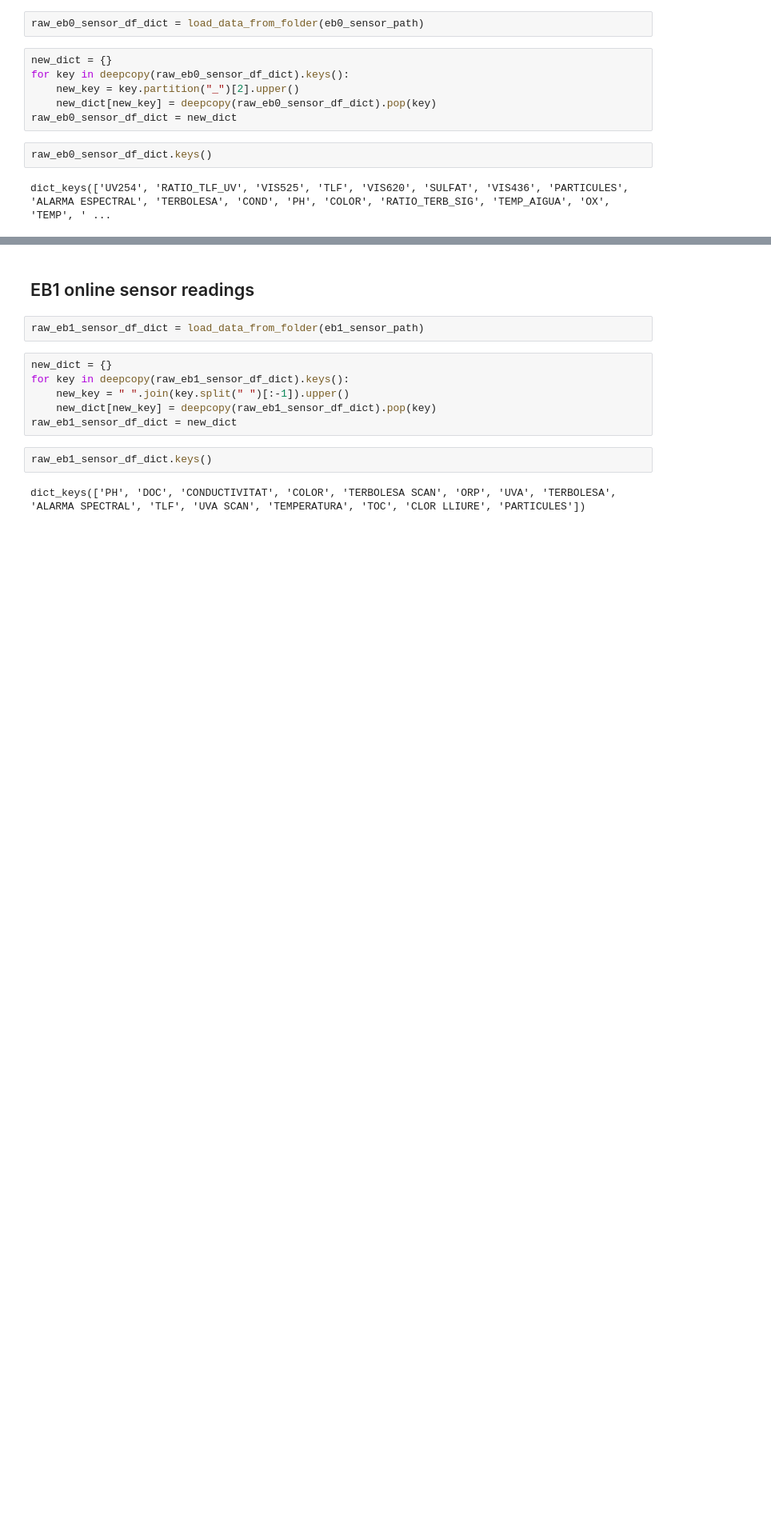
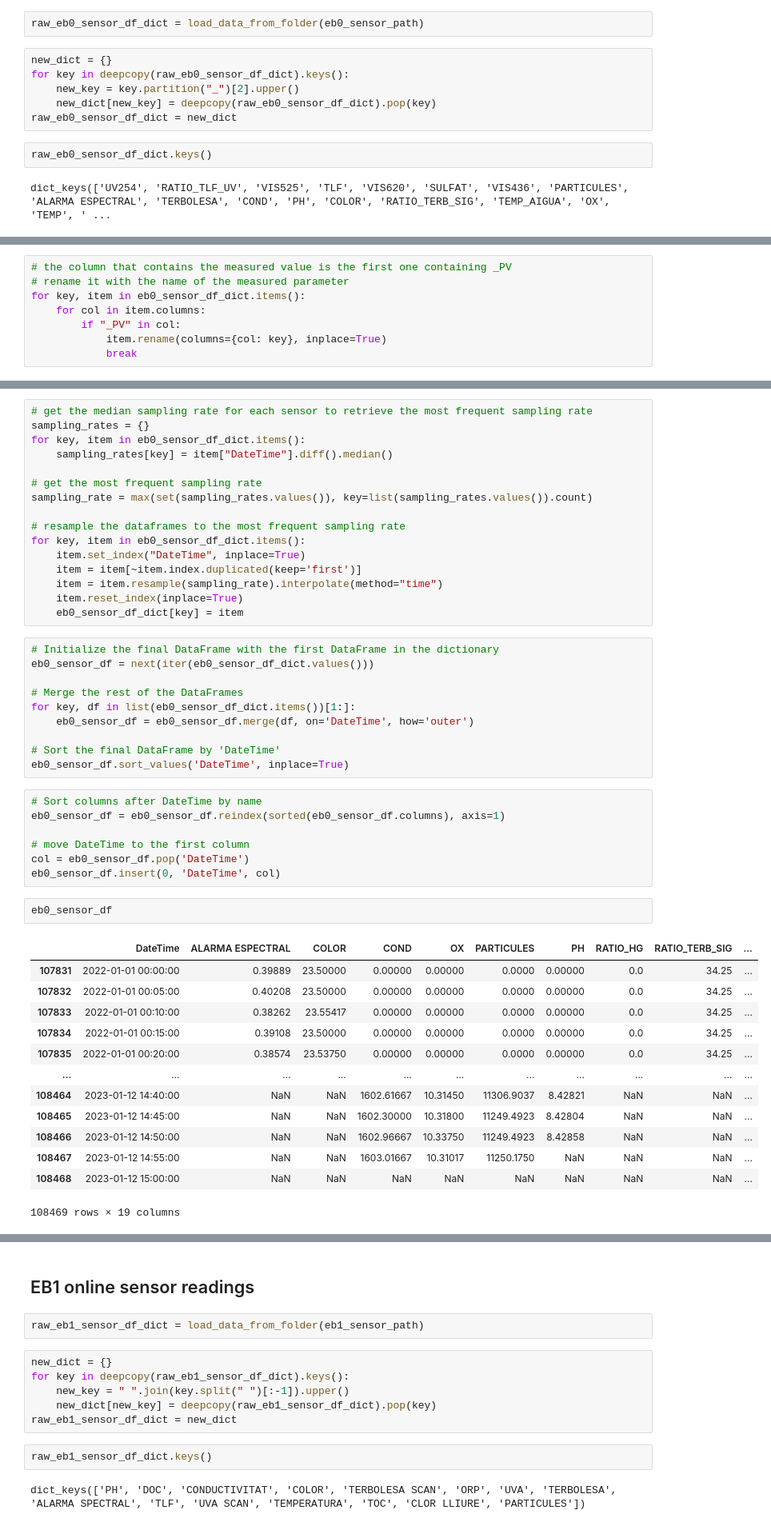
Before and after one commit to MassimilianoArca/SafeCREW, a Jupyter notebook: safecrew/tarragona/data_preprocessing/lab_sensor.ipynb, the cells around one changed output, grey strips where cells are left out. Shown: that part at 80% size. Saved outputs shown, nothing was run; the diff lists cells and outputs as text; blank space fills up the shorter version.

```diff
--- a/safecrew/tarragona/data_preprocessing/lab_sensor.ipynb
+++ b/safecrew/tarragona/data_preprocessing/lab_sensor.ipynb
@@ -532,0 +665,8 @@ for item in eb0_sensor_df_dict.values():
+# %%
+# the column that contains the measured value is the first one containing _PV
+# rename it with the name of the measured parameter
+for key, item in eb0_sensor_df_dict.items():
+    for col in item.columns:
+        if "_PV" in col:
+            item.rename(columns={col: key}, inplace=True)
+            break
@@ -532,0 +689,49 @@ for item in eb0_sensor_df_dict.values():
+# %%
+# get the median sampling rate for each sensor to retrieve the most frequent sampling rate
+sampling_rates = {}
+for key, item in eb0_sensor_df_dict.items():
+    sampling_rates[key] = item["DateTime"].diff().median()
+
+# get the most frequent sampling rate
+sampling_rate = max(set(sampling_rates.values()), key=list(sampling_rates.values()).count)
+
+# resample the dataframes to the most frequent sampling rate
+for key, item in eb0_sensor_df_dict.items():
+    item.set_index("DateTime", inplace=True)
+    item = item[~item.index.duplicated(keep='first')]
+    item = item.resample(sampling_rate).interpolate(method="time")
+    item.reset_index(inplace=True)
+    eb0_sensor_df_dict[key] = item
+# %%
+# Initialize the final DataFrame with the first DataFrame in the dictionary
+eb0_sensor_df = next(iter(eb0_sensor_df_dict.values()))
+
+# Merge the rest of the DataFrames
+for key, df in list(eb0_sensor_df_dict.items())[1:]:
+    eb0_sensor_df = eb0_sensor_df.merge(df, on='DateTime', how='outer')
+
+# Sort the final DataFrame by 'DateTime'
+eb0_sensor_df.sort_values('DateTime', inplace=True)
+# %%
+# Sort columns after DateTime by name
+eb0_sensor_df = eb0_sensor_df.reindex(sorted(eb0_sensor_df.columns), axis=1)
+
+# move DateTime to the first column
+col = eb0_sensor_df.pop('DateTime')
+eb0_sensor_df.insert(0, 'DateTime', col)
+# %%
+eb0_sensor_df
+# %% [output]
+|  | DateTime | ALARMA ESPECTRAL | COLOR | COND | OX | PARTICULES | PH | RATIO_HG | RATIO_TERB_SIG | ... |
+| 107831 | 2022-01-01 00:00:00 | 0.39889 | 23.50000 | 0.00000 | 0.00000 | 0.0000 | 0.00000 | 0.0 | 34.25 | ... |
+| 107832 | 2022-01-01 00:05:00 | 0.40208 | 23.50000 | 0.00000 | 0.00000 | 0.0000 | 0.00000 | 0.0 | 34.25 | ... |
+| 107833 | 2022-01-01 00:10:00 | 0.38262 | 23.55417 | 0.00000 | 0.00000 | 0.0000 | 0.00000 | 0.0 | 34.25 | ... |
+| 107834 | 2022-01-01 00:15:00 | 0.39108 | 23.50000 | 0.00000 | 0.00000 | 0.0000 | 0.00000 | 0.0 | 34.25 | ... |
+| 107835 | 2022-01-01 00:20:00 | 0.38574 | 23.53750 | 0.00000 | 0.00000 | 0.0000 | 0.00000 | 0.0 | 34.25 | ... |
+| ... | ... | ... | ... | ... | ... | ... | ... | ... | ... | ... |
+| 108464 | 2023-01-12 14:40:00 | NaN | NaN | 1602.61667 | 10.31450 | 11306.9037 | 8.42821 | NaN | NaN | ... |
+| 108465 | 2023-01-12 14:45:00 | NaN | NaN | 1602.30000 | 10.31800 | 11249.4923 | 8.42804 | NaN | NaN | ... |
+| 108466 | 2023-01-12 14:50:00 | NaN | NaN | 1602.96667 | 10.33750 | 11249.4923 | 8.42858 | NaN | NaN | ... |
+| 108467 | 2023-01-12 14:55:00 | NaN | NaN | 1603.01667 | 10.31017 | 11250.1750 | NaN | NaN | NaN | ... |
+| 108468 | 2023-01-12 15:00:00 | NaN | NaN | NaN | NaN | NaN | NaN | NaN | NaN | ... |
+108469 rows × 19 columns
```
Also changed, not shown: parts of 48 cells of this notebook, 3 other files.
